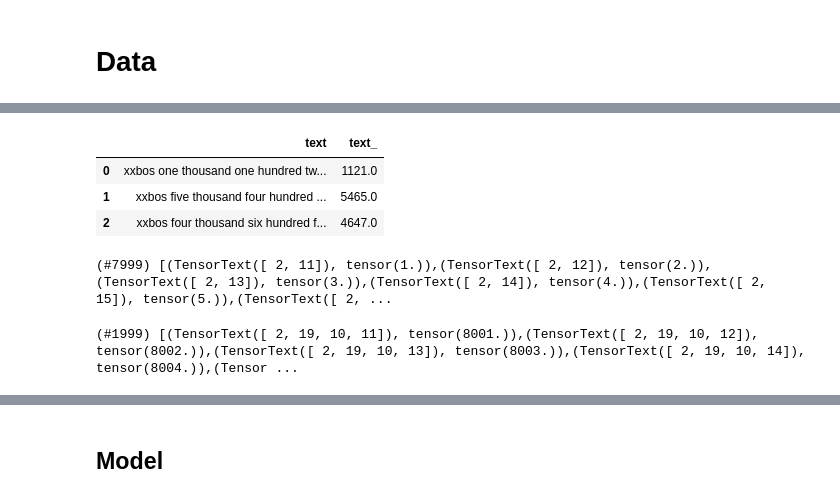
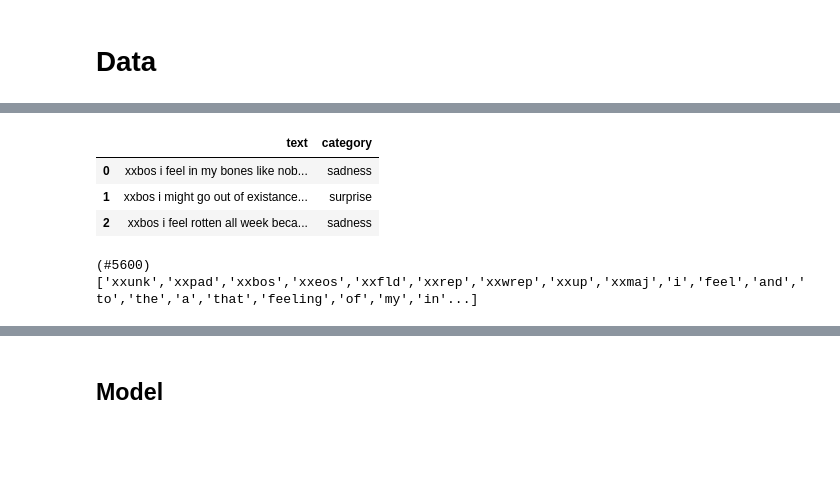
Before and after one commit to renato145/pucp_bootcamp_202401, a Jupyter notebook: nbs/02_deep_learning_for_nlp.ipynb, the cells around one changed output, grey strips where cells are left out. Drawn from its saved outputs; the diff is of its cells as text; code cells hidden in the pictures; blank space fills up the shorter version.

```diff
--- a/nbs/02_deep_learning_for_nlp.ipynb
+++ b/nbs/02_deep_learning_for_nlp.ipynb
@@ -3,2 +4,4 @@ from fastai.text.all import *
+# %%
+pl.Config.set_fmt_str_lengths(200);
 # %% [markdown]
 # Data
@@ -49,0 +8,12 @@ df.sample(3)
+# %%
+labels_dict = {0:'sadness', 1:'joy', 2:'love', 3:'anger', 4:'fear', 5:'surprise'}
+df = (
+    pl.concat([
+        pl.scan_csv('emotions-dataset/training.csv').with_columns(is_valid=False),
+        pl.scan_csv('emotions-dataset/validation.csv').with_columns(is_valid=True),
+    ])
+    .with_columns(pl.col.label.replace_strict(labels_dict).alias('label_name'))
+    .collect()
+)
+print(df.shape)
+df.head()
@@ -50,19 +65,14 @@ df.sample(3)
 # %%
-dls = TextDataLoaders.from_df(df, text_col='text', label_col='label', valid_col='is_valid',
-                              y_block=RegressionBlock)
+dls = TextDataLoaders.from_df(df.to_pandas(), text_col='text', label_col='label_name', valid_col='is_valid')
 dls.show_batch(max_n=3)
 # %% [output]
 [interactive output not drawn]
-|  | text | text_ |
-| 0 | xxbos one thousand one hundred tw... | 1121.0 |
-| 1 | xxbos five thousand four hundred ... | 5465.0 |
-| 2 | xxbos four thousand six hundred f... | 4647.0 |
+|  | text | category |
+| 0 | xxbos i feel in my bones like nob... | sadness |
+| 1 | xxbos i might go out of existance... | surprise |
+| 2 | xxbos i feel rotten all week beca... | sadness |
-# %%
-dls.train_ds
-# %% [output]
-(#7999) [(TensorText([ 2, 11]), tensor(1.)),(TensorText([ 2, 12]), tensor(2.)),(TensorText([ 2, 13]), tensor(3.)),(TensorText([ 2, 14]), tensor(4.)),(TensorText([ 2, 15]), tensor(5.)),(TensorText([ 2, ...
-# %%
-dls.valid_ds
-# %% [output]
-(#1999) [(TensorText([ 2, 19, 10, 11]), tensor(8001.)),(TensorText([ 2, 19, 10, 12]), tensor(8002.)),(TensorText([ 2, 19, 10, 13]), tensor(8003.)),(TensorText([ 2, 19, 10, 14]), tensor(8004.)),(Tensor ...
+# %%
+L(dls.numericalize.vocab)
+# %% [output]
+(#5600) ['xxunk','xxpad','xxbos','xxeos','xxfld','xxrep','xxwrep','xxup','xxmaj','i','feel','and','to','the','a','that','feeling','of','my','in'...]
 # %%
```
Also changed, not shown: parts of 37 cells of this notebook, 2 other files.
